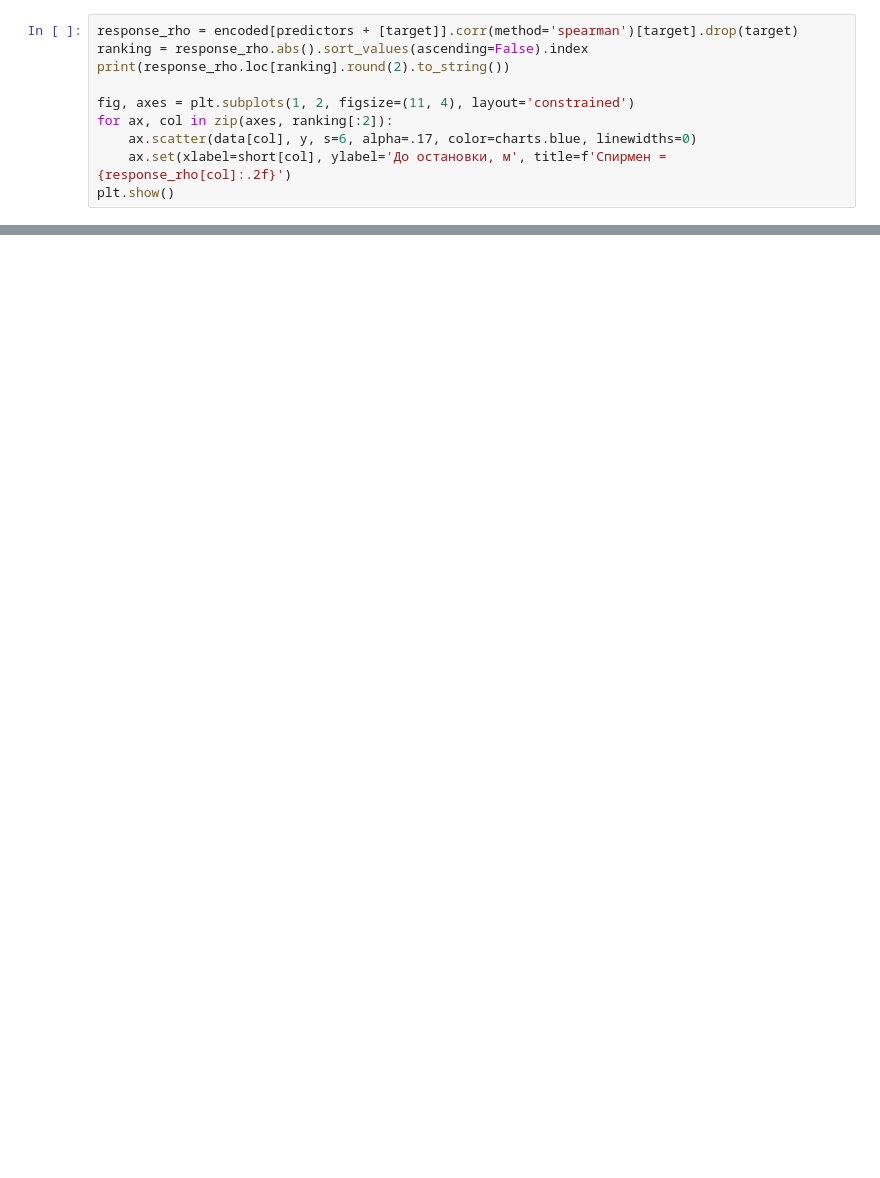
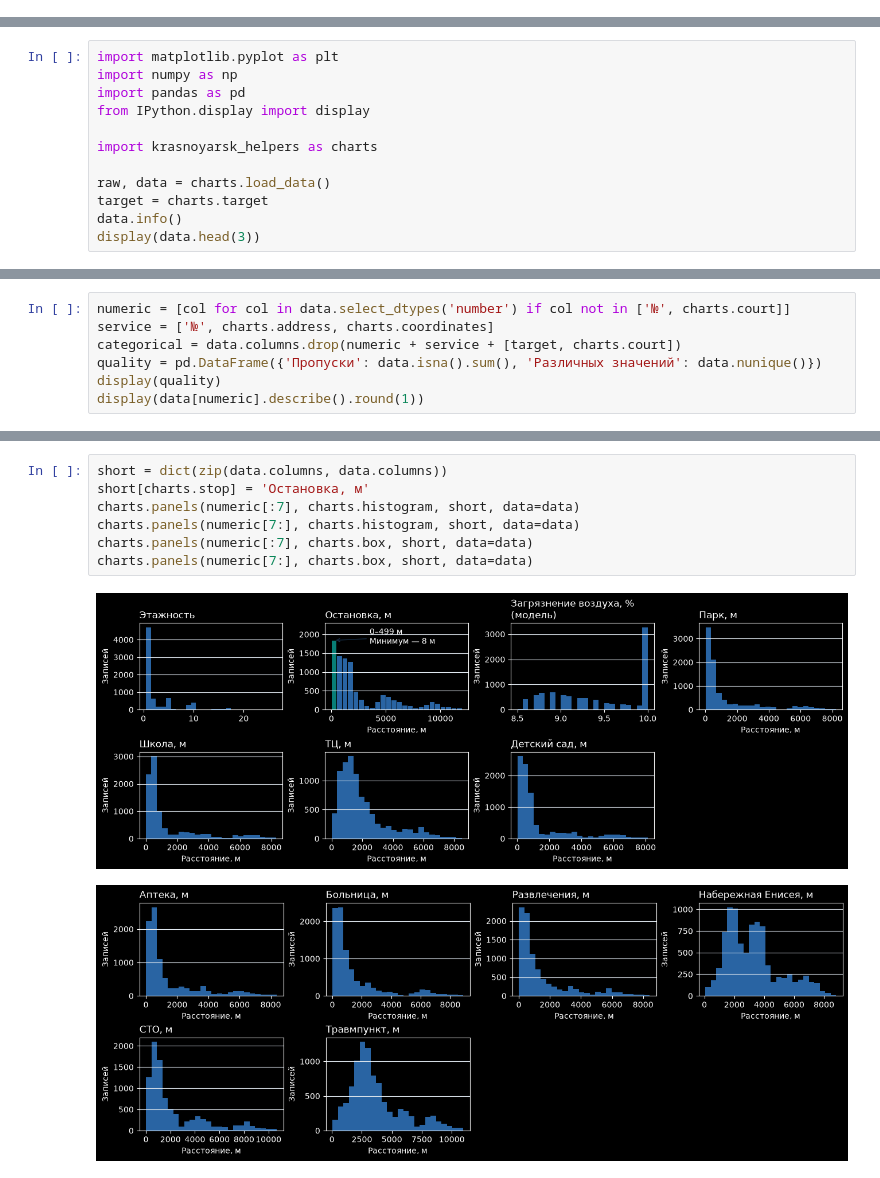
Before and after one commit to Njves/AgentScopeTesting, a Jupyter notebook: Krasnoyarsk_Data_Analysis.ipynb, the cells around one changed output, grey strips where cells are left out. Cells and saved outputs as stored; diff of their text form; blank space fills up the shorter version.

```diff
--- a/Krasnoyarsk_Data_Analysis.ipynb
+++ b/Krasnoyarsk_Data_Analysis.ipynb
@@ -420,10 +0,0 @@ print(f'Парк и модель воздуха — {rho.loc["Парк, м", air
-# %%
-response_rho = encoded[predictors + [target]].corr(method='spearman')[target].drop(target)
-ranking = response_rho.abs().sort_values(ascending=False).index
-print(response_rho.loc[ranking].round(2).to_string())
-
-fig, axes = plt.subplots(1, 2, figsize=(11, 4), layout='constrained')
-for ax, col in zip(axes, ranking[:2]):
-    ax.scatter(data[col], y, s=6, alpha=.17, color=charts.blue, linewidths=0)
-    ax.set(xlabel=short[col], ylabel='До остановки, м', title=f'Спирмен = {response_rho[col]:.2f}')
-plt.show()
@@ -491,0 +9,12 @@ print(floor_medians.round(1).to_string())
+# %%
+import matplotlib.pyplot as plt
+import numpy as np
+import pandas as pd
+from IPython.display import display
+
+import krasnoyarsk_helpers as charts
+
+raw, data = charts.load_data()
+target = charts.target
+data.info()
+display(data.head(3))
@@ -491,0 +48,7 @@ print(floor_medians.round(1).to_string())
+# %%
+numeric = [col for col in data.select_dtypes('number') if col not in ['№', charts.court]]
+service = ['№', charts.address, charts.coordinates]
+categorical = data.columns.drop(numeric + service + [target, charts.court])
+quality = pd.DataFrame({'Пропуски': data.isna().sum(), 'Различных значений': data.nunique()})
+display(quality)
+display(data[numeric].describe().round(1))
@@ -491,0 +84,10 @@ print(floor_medians.round(1).to_string())
+# %%
+short = dict(zip(data.columns, data.columns))
+short[charts.stop] = 'Остановка, м'
+charts.panels(numeric[:7], charts.histogram, short, data=data)
+charts.panels(numeric[7:], charts.histogram, short, data=data)
+charts.panels(numeric[:7], charts.box, short, data=data)
+charts.panels(numeric[7:], charts.box, short, data=data)
+# %% [output]
+[figure, added]
+[figure, added]
```
Also changed, not shown: parts of 44 cells of this notebook, 6 other files.
